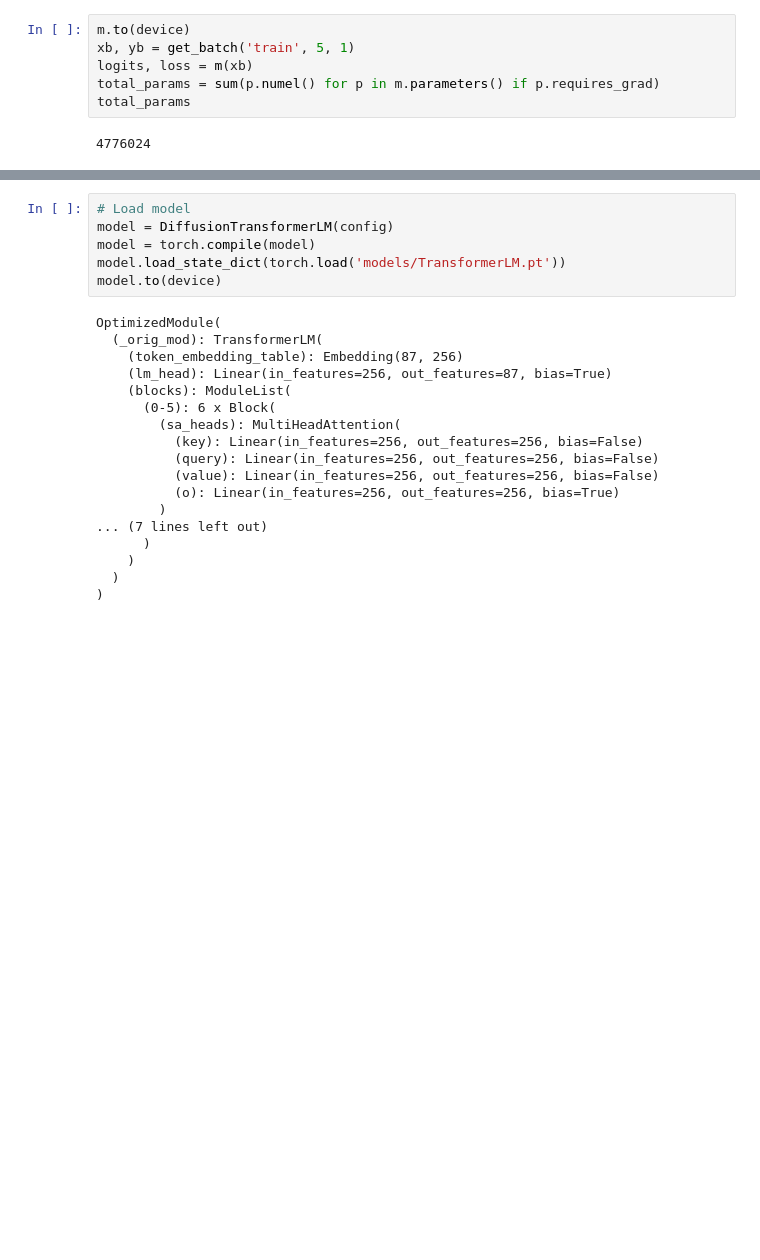
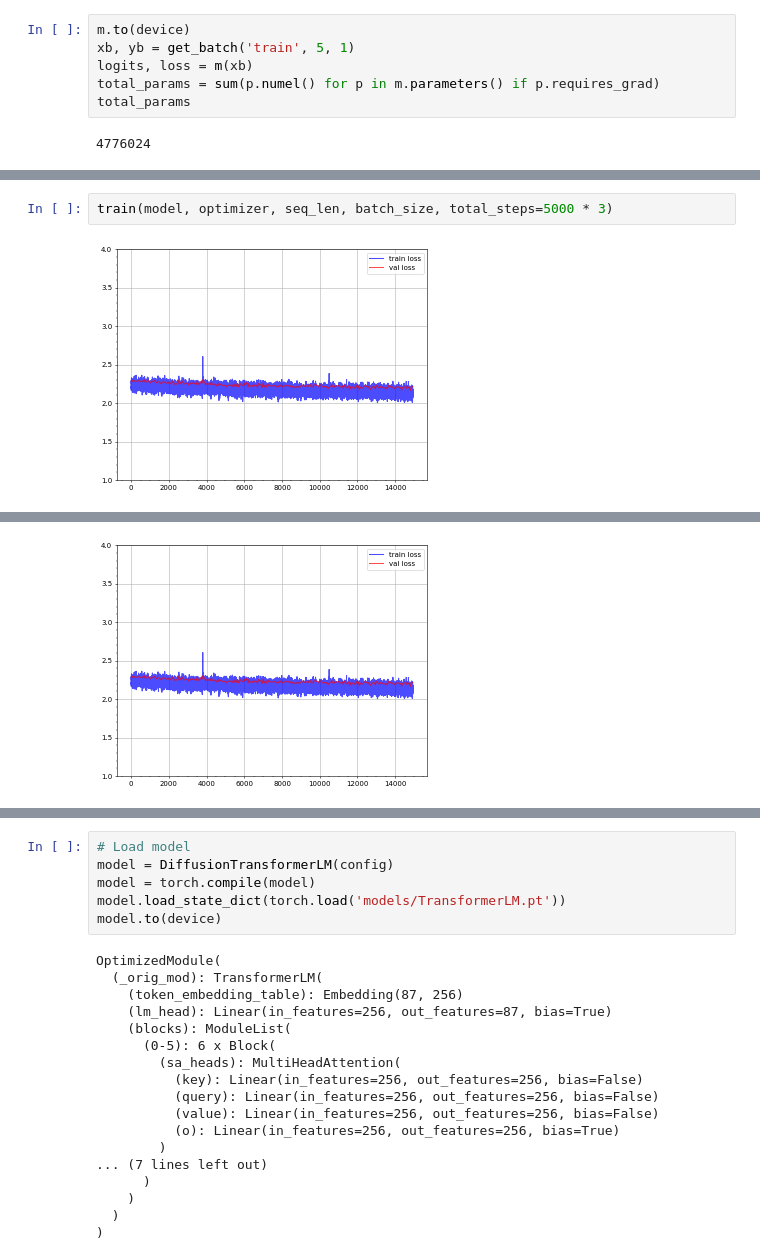
Before and after one commit to Erland366/transformers_playground, a Jupyter notebook: transformer_playground.ipynb, the cells around one changed output, grey strips where cells are left out. Saved outputs shown, nothing was run; the diff lists cells and outputs as text; blank space fills up the shorter version.

```diff
--- a/transformer_playground.ipynb
+++ b/transformer_playground.ipynb
@@ -1102,0 +1105,4 @@ train(model, optimizer, seq_len, batch_size, total_steps)
+# %%
+train(model, optimizer, seq_len, batch_size, total_steps=5000 * 3)
+# %% [output]
+[figure, added]
@@ -1102,0 +1110 @@ train(model, optimizer, seq_len, batch_size, total_steps)
+[figure, added]
```
Also changed, not shown: parts of 10 cells of this notebook.
